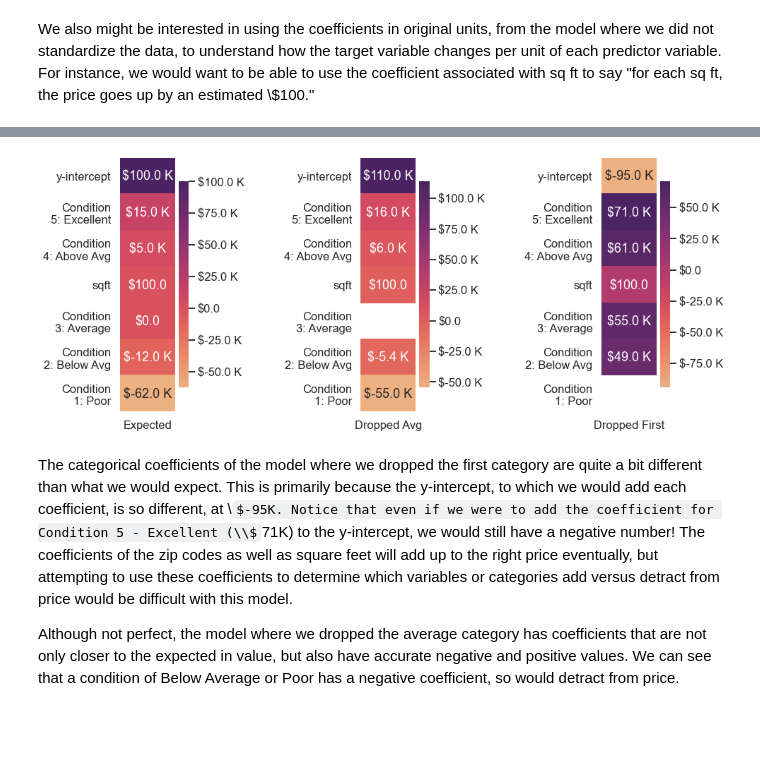
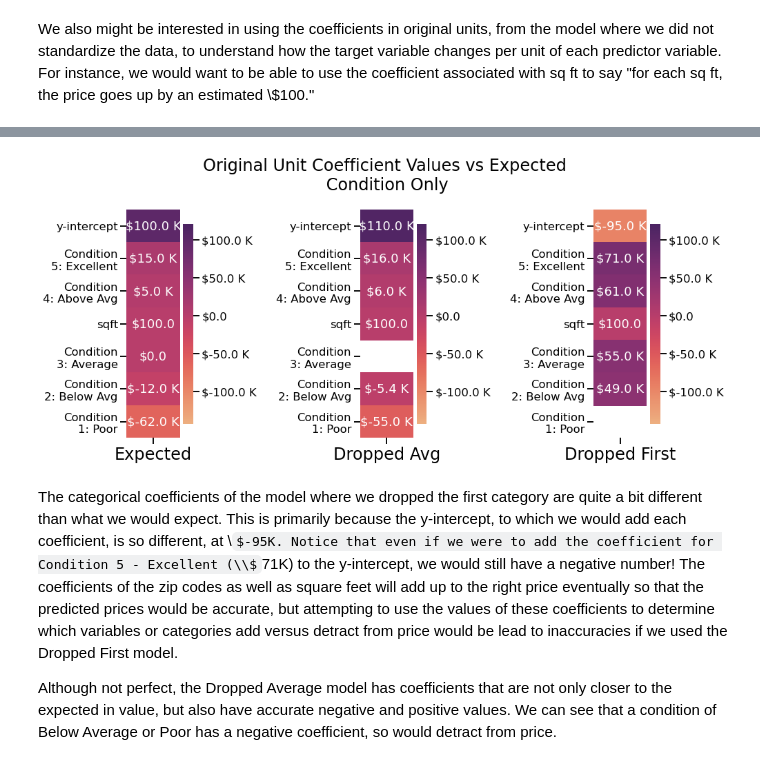
Before and after one commit to jess-miles/testing-ohe-var, a Jupyter notebook: ohe_testing.ipynb, the cells around one changed output, grey strips where cells are left out. Cells and saved outputs as stored; diff of their text form; code cells hidden in the pictures; some formulas as TeX source; blank space fills up the shorter version.

Commit message:
Cleaned up notebook and moved code to module. Still needs some finishing touches and MD summary.

```diff
--- a/ohe_testing.ipynb
+++ b/ohe_testing.ipynb
@@ -1681,9 +1119,17 @@ sns.heatmap(first, cmap='flare', ax=ax3, annot=True)
 # code adapted from https://stackoverflow.com/questions/55007525/add-comma-separator-to-seaborn-heatmap-using-set-text-from-matplotlib-and-keep-d
 for ax_f in [ax1, ax2, ax3]:
     for t in ax_f.texts:
-        t.set_text(currency(float(t.get_text())))
+        t.set_text(linregtools.currency(float(t.get_text())))
     # code adapted from https://stackoverflow.com/questions/34820239/seaborn-heatmap-colorbar-label-as-percentage
     cbar = ax_f.collections[0].colorbar
-    cbar.ax.yaxis.set_major_formatter(currency)
+    cbar.ax.yaxis.set_major_formatter(linregtools.currency)
     ax_f.set_yticklabels(ax_f.get_yticklabels(), rotation = 0)
+    ax_f.set_xticklabels(ax_f.get_xticklabels(), fontsize=24)
+
+# great subplot title formatting tips used below from:
+# https://stackoverflow.com/questions/7526625/matplotlib-global-legend-and-title-aside-subplots
+st = fig.suptitle("Standardized Coefficient Ranking vs Expected\n Condition Only", fontsize=24)
+# shift subplots down:
+st.set_y(0.90)
+fig.subplots_adjust(top=0.75);
 # %% [output]
@@ -1715,5 +1171,15 @@ vmax = test_coefs[['Expected']].max()
 
 sns.heatmap(test_coefs[['Expected']], cmap='flare', ax=ax1, vmin=vmin, vmax=vmax)
 sns.heatmap(test_coefs[['Dropped Avg']], cmap='flare', ax=ax2, vmin=vmin, vmax=vmax)
-sns.heatmap(test_coefs[['Dropped First']], cmap='flare', ax=ax3, vmin=vmin, vmax=vmax);
+sns.heatmap(test_coefs[['Dropped First']], cmap='flare', ax=ax3, vmin=vmin, vmax=vmax)
+
+for ax_f in [ax1, ax2, ax3]:
+    ax_f.set_xticklabels(ax_f.get_xticklabels(), fontsize=42)
+
+# great subplot title formatting tips used below from:
+# https://stackoverflow.com/questions/7526625/matplotlib-global-legend-and-title-aside-subplots
+st = fig.suptitle("Original Unit Coefficient Values vs Expected", fontsize=42)
+# shift subplots down:
+st.set_y(0.90)
+fig.subplots_adjust(top=0.87);
 # %% [output]
@@ -1721,42 +1191,50 @@ sns.heatmap(test_coefs[['Dropped First']], cmap='flare', ax=ax3, vmin=vmin, vmax
 # %%
 sns.set_context('talk')
 
 mapper = {'condition_5_excellent': 'Condition\n5: Excellent',
           'condition_4_above average': 'Condition\n4: Above Avg',
           'condition_3_average': 'Condition\n3: Average',
           'condition_2_below average': 'Condition\n2: Below Avg',
           'condition_1_poor': 'Condition\n1: Poor',
          }
 
-fig, [ax1, ax2, ax3] = plt.subplots(figsize=(12, 6), ncols=3)
+fig, [ax1, ax2, ax3] = plt.subplots(figsize=(12, 7), ncols=3)
 fig.tight_layout()
 plt.subplots_adjust(wspace=2.5)
 
 exp2 = test_coefs.drop(index=test_coefs.filter(like='zip', axis=0).index)[['Expected']]
 exp2.rename(mapper=mapper, inplace=True)
 avg2 = test_coefs.drop(index=test_coefs.filter(like='zip', axis=0).index)[['Dropped Avg']]
 avg2.rename(mapper=mapper, inplace=True)
 first2 = test_coefs.drop(index=test_coefs.filter(like='zip', axis=0).index)[['Dropped First']]
 first2.rename(mapper=mapper, inplace=True)
 
-sns.heatmap(exp2, cmap='flare', ax=ax1, annot=True)
-sns.heatmap(avg2, cmap='flare', ax=ax2, annot=True)
-sns.heatmap(first2, cmap='flare', ax=ax3, annot=True)
+sns.heatmap(exp2, cmap='flare', ax=ax1, annot=True, vmin=vmin, vmax=vmax)
+sns.heatmap(avg2, cmap='flare', ax=ax2, annot=True, vmin=vmin, vmax=vmax)
+sns.heatmap(first2, cmap='flare', ax=ax3, annot=True, vmin=vmin, vmax=vmax)
 
 # code adapted from https://stackoverflow.com/questions/55007525/add-comma-separator-to-seaborn-heatmap-using-set-text-from-matplotlib-and-keep-d
 for ax_f in [ax1, ax2, ax3]:
     for t in ax_f.texts:
-        t.set_text(currency(float(t.get_text())))
+        t.set_text(linregtools.currency(float(t.get_text())))
     # code adapted from https://stackoverflow.com/questions/34820239/seaborn-heatmap-colorbar-label-as-percentage
     cbar = ax_f.collections[0].colorbar
-    cbar.ax.yaxis.set_major_formatter(currency)
+    cbar.ax.yaxis.set_major_formatter(linregtools.currency)
     ax_f.set_yticklabels(ax_f.get_yticklabels(), rotation = 0)
+    ax_f.set_xticklabels(ax_f.get_xticklabels(), fontsize=24)
+
+# great subplot title formatting tips used below from:
+# https://stackoverflow.com/questions/7526625/matplotlib-global-legend-and-title-aside-subplots
+st = fig.suptitle("Original Unit Coefficient Values vs Expected\n Condition Only", fontsize=24)
+# shift subplots down:
+st.set_y(0.90)
+fig.subplots_adjust(top=0.75);
 # %% [output]
-[figure, old version]
+[figure, new version]
 # %% [markdown]
-The categorical coefficients of the model where we dropped the first category are quite a bit different than what we would expect. This is primarily because the y-intercept, to which we would add each coefficient, is so different, at \\$-95K. Notice that even if we were to add the coefficient for Condition 5 - Excellent (\\$71K) to the y-intercept, we would still have a negative number! The coefficients of the zip codes as well as square feet will add up to the right price eventually, but attempting to use these coefficients to determine which variables or categories add versus detract from price would be difficult with this model.
+The categorical coefficients of the model where we dropped the first category are quite a bit different than what we would expect. This is primarily because the y-intercept, to which we would add each coefficient, is so different, at \\$-95K. Notice that even if we were to add the coefficient for Condition 5 - Excellent (\\$71K) to the y-intercept, we would still have a negative number! The coefficients of the zip codes as well as square feet will add up to the right price eventually so that the predicted prices would be accurate, but attempting to use the values of these coefficients to determine which variables or categories add versus detract from price would be lead to inaccuracies if we used the Dropped First model.
 
-Although not perfect, the model where we dropped the average category has coefficients that are not only closer to the expected in value, but also have accurate negative and positive values. We can see that a condition of Below Average or Poor has a negative coefficient, so would detract from price.
+Although not perfect, the Dropped Average model has coefficients that are not only closer to the expected in value, but also have accurate negative and positive values. We can see that a condition of Below Average or Poor has a negative coefficient, so would detract from price.
 # %% [markdown]
 ## Summary
 
```
Also changed, not shown: parts of 92 cells of this notebook, 2 other files.
